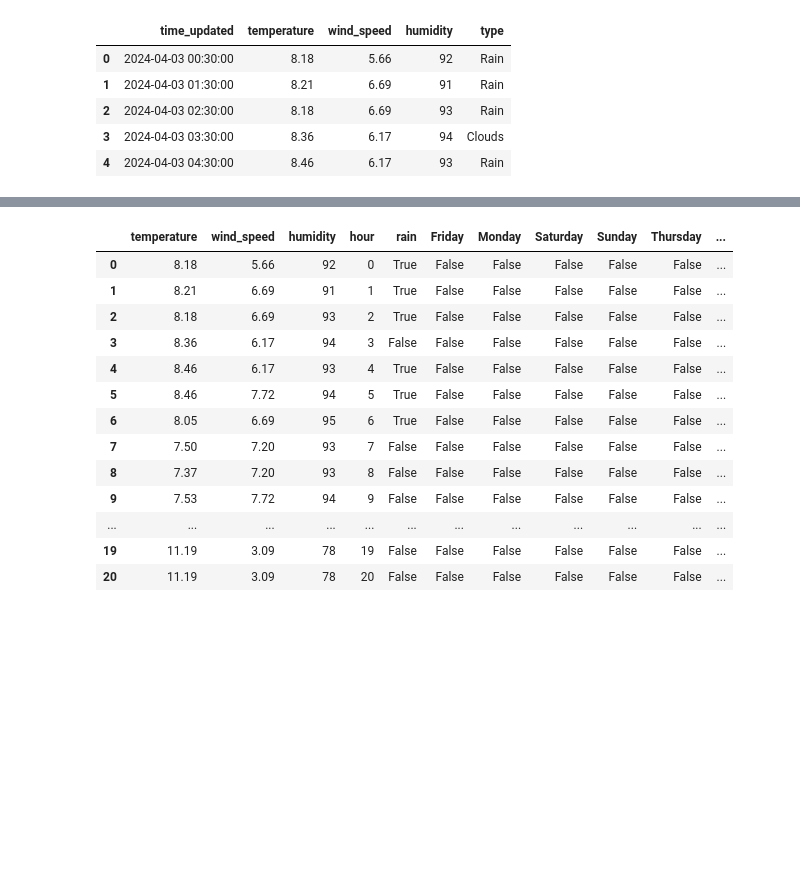
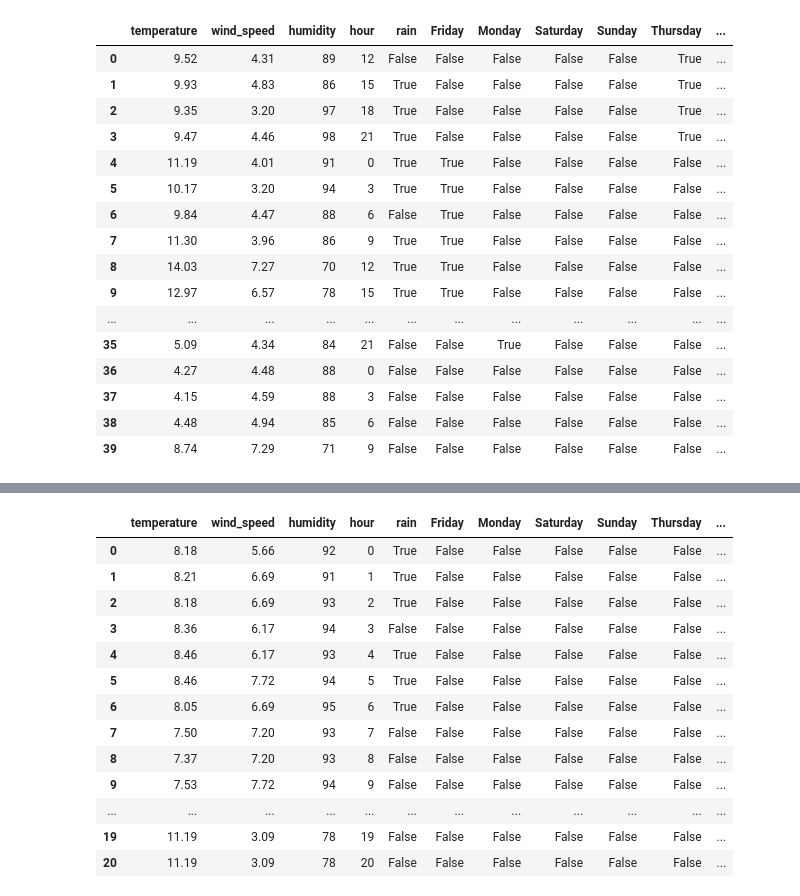
Before and after one commit to TadghPurcell/On-Your-Bike, a Jupyter notebook: ML_models/station_prediction.ipynb, the cells around one changed output, grey strips where cells are left out. Drawn from its saved outputs; the diff is of its cells as text; code cells hidden in the pictures; blank space fills up the shorter version.

```diff
--- a/ML_models/station_prediction.ipynb
+++ b/ML_models/station_prediction.ipynb
@@ -125,7 +93,0 @@ weather_historical_df = weather_historical_df[[
-# %%
-weather_preditive = session.query(WeatherPredictive).all()
-weather_predictive_df = pd.DataFrame([row.__dict__ for row in weather_preditive])
-weather_predictive_df['type'] = weather_predictive_df['weather_type']
-weather_predictive_df = weather_predictive_df[[
-    'time_updated', 'temperature', 'wind_speed', 'humidity', 'type']]
-weather_predictive_df.head()
@@ -189,30 +103,36 @@ hourly_df.head()
-# %%
-df = pd.merge_asof(hourly_df, weather_combined, on='time_updated')
-df.head()
-# %% [output]
-|  | time_updated | temperature | wind_speed | humidity | type |
-| 0 | 2024-04-03 00:30:00 | 8.18 | 5.66 | 92 | Rain |
-| 1 | 2024-04-03 01:30:00 | 8.21 | 6.69 | 91 | Rain |
-| 2 | 2024-04-03 02:30:00 | 8.18 | 6.69 | 93 | Rain |
-| 3 | 2024-04-03 03:30:00 | 8.36 | 6.17 | 94 | Clouds |
-| 4 | 2024-04-03 04:30:00 | 8.46 | 6.17 | 93 | Rain |
 # %%
-days = ['Friday', 'Monday', 'Saturday', 'Sunday', 'Thursday', 'Tuesday',
-        'Wednesday']
+# One hot encode day of the week
+weather_predictive_df['weekday'] = weather_predictive_df['time_updated'].dt.day_name()
+weather_predictive_df['hour'] = weather_predictive_df['time_updated'].dt.hour
+for day in days:
+    weather_predictive_df[day] = weather_predictive_df['weekday'] == day
 
-# One hot encode day of the week
-df['weekday'] = df['time_updated'].dt.day_name()
-df['hour'] = df['time_updated'].dt.hour
-for day in days:
-    df[day] = df['weekday'] == day
+weather_predictive_df['rain'] = weather_predictive_df['type'] == 'Rain'
 
+weather_predictive_df.drop('time_updated', axis=1, inplace=True)
+weather_predictive_df.drop('weekday', axis=1, inplace=True)
+weather_predictive_df.drop('type', axis=1, inplace=True)
 
-
-df['rain'] = df['type'] == 'Rain'
-
-df.drop('time_updated', axis=1, inplace=True)
-df.drop('weekday', axis=1, inplace=True)
-df.drop('type', axis=1, inplace=True)
-
-df = df[['temperature', 'wind_speed', 'humidity', 'hour', 'rain', 'Friday',
-       'Monday', 'Saturday', 'Sunday', 'Thursday', 'Tuesday', 'Wednesday']]
+# Get the columns in the right order
+weather_predictive_df = weather_predictive_df[['temperature', 'wind_speed', 'humidity', 'hour', 'rain', 'Friday',
+            'Monday', 'Saturday', 'Sunday', 'Thursday', 'Tuesday', 'Wednesday']]
+# %%
+weather_predictive_df
+# %% [output]
+|  | temperature | wind_speed | humidity | hour | rain | Friday | Monday | Saturday | Sunday | Thursday | ... |
+| 0 | 9.52 | 4.31 | 89 | 12 | False | False | False | False | False | True | ... |
+| 1 | 9.93 | 4.83 | 86 | 15 | True | False | False | False | False | True | ... |
+| 2 | 9.35 | 3.20 | 97 | 18 | True | False | False | False | False | True | ... |
+| 3 | 9.47 | 4.46 | 98 | 21 | True | False | False | False | False | True | ... |
+| 4 | 11.19 | 4.01 | 91 | 0 | True | True | False | False | False | False | ... |
+| 5 | 10.17 | 3.20 | 94 | 3 | True | True | False | False | False | False | ... |
+| 6 | 9.84 | 4.47 | 88 | 6 | False | True | False | False | False | False | ... |
+| 7 | 11.30 | 3.96 | 86 | 9 | True | True | False | False | False | False | ... |
+| 8 | 14.03 | 7.27 | 70 | 12 | True | True | False | False | False | False | ... |
+| 9 | 12.97 | 6.57 | 78 | 15 | True | True | False | False | False | False | ... |
+| ... | ... | ... | ... | ... | ... | ... | ... | ... | ... | ... | ... |
+| 35 | 5.09 | 4.34 | 84 | 21 | False | False | True | False | False | False | ... |
+| 36 | 4.27 | 4.48 | 88 | 0 | False | False | False | False | False | False | ... |
+| 37 | 4.15 | 4.59 | 88 | 3 | False | False | False | False | False | False | ... |
+| 38 | 4.48 | 4.94 | 85 | 6 | False | False | False | False | False | False | ... |
+| 39 | 8.74 | 7.29 | 71 | 9 | False | False | False | False | False | False | ... |
```
Also changed, not shown: parts of 18 cells of this notebook, 2 other files.
